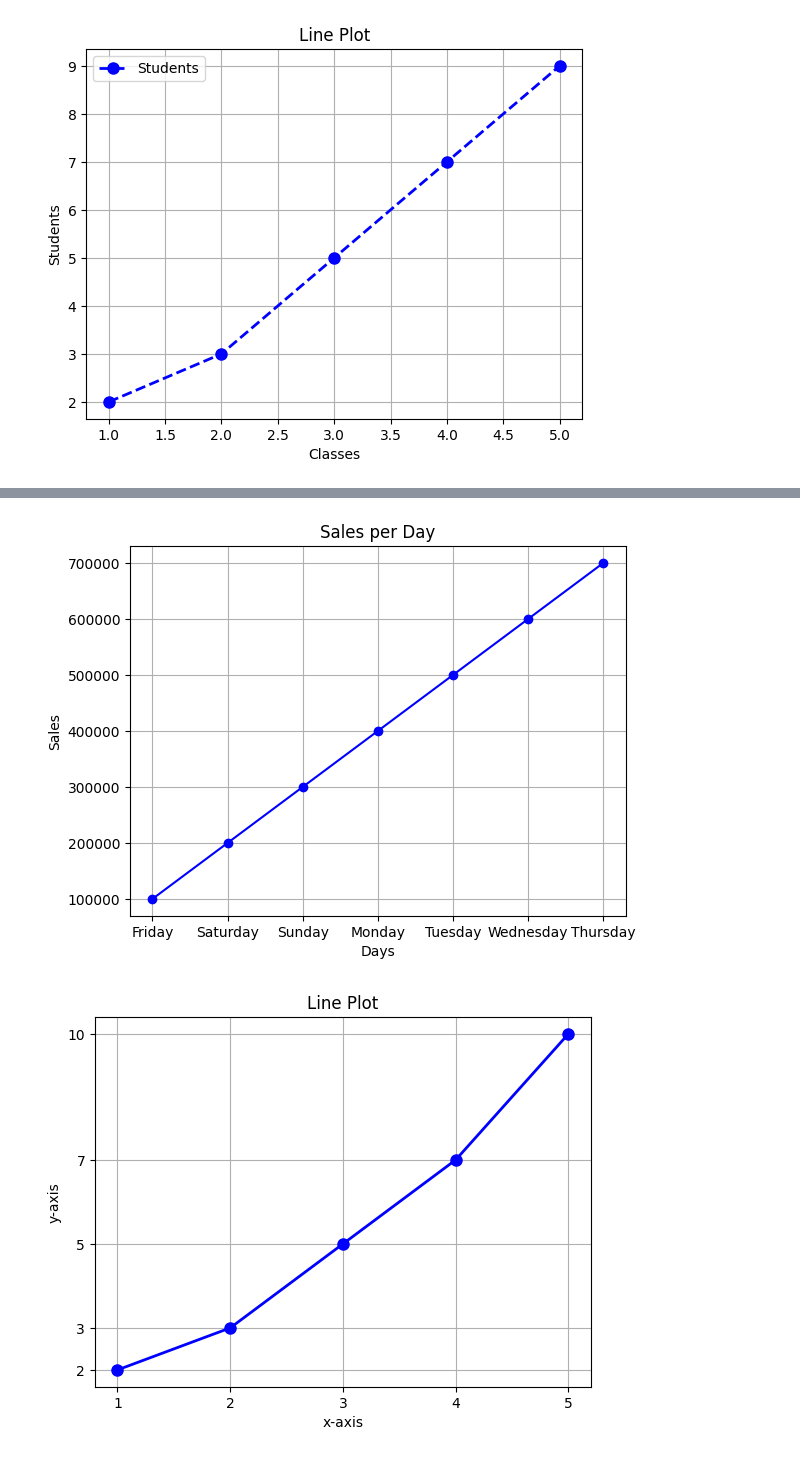
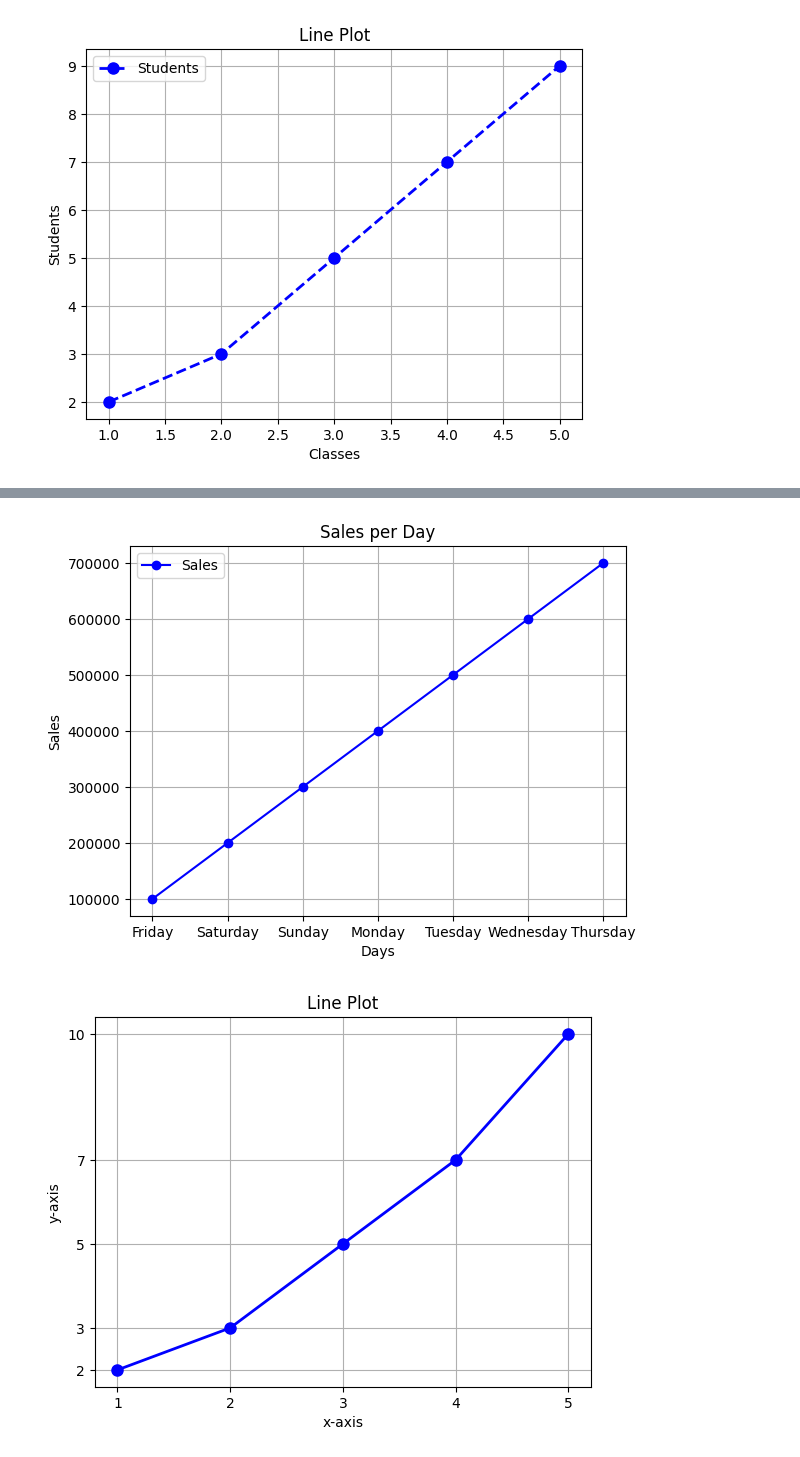
Before and after one commit to faruk950147/Python-A-to-Z, a Jupyter notebook: 07 ML/matplot/main.ipynb, the cells around one changed output, grey strips where cells are left out. Drawn from its saved outputs; the diff is of its cells as text; code cells hidden in the pictures.

```diff
--- a/07 ML/matplot/main.ipynb
+++ b/07 ML/matplot/main.ipynb
@@ -53,20 +54,21 @@ plt.show()
 # %%
 import matplotlib.pyplot as plt
 import numpy as np
 
 sales = np.array([100000, 200000, 300000, 400000, 500000, 600000, 700000])
 days = np.array(['Friday', 'Saturday', 'Sunday', 'Monday', 'Tuesday', 'Wednesday', 'Thursday'])
 
 # Line plot
 plt.plot(days, sales, marker='o', linestyle='-', color='b')  # marker point line style and color
 
 plt.xlabel('Days')
 plt.ylabel('Sales')
 plt.title('Sales per Day')
 plt.grid(True)
+plt.legend(['Sales'])
 plt.show()
 # %% [output]
-[figure, old version]
+[figure, new version]
 # %%
 import matplotlib.pyplot as plt
 import numpy as np
```
Also changed, not shown: parts of 1 cell of this notebook.
